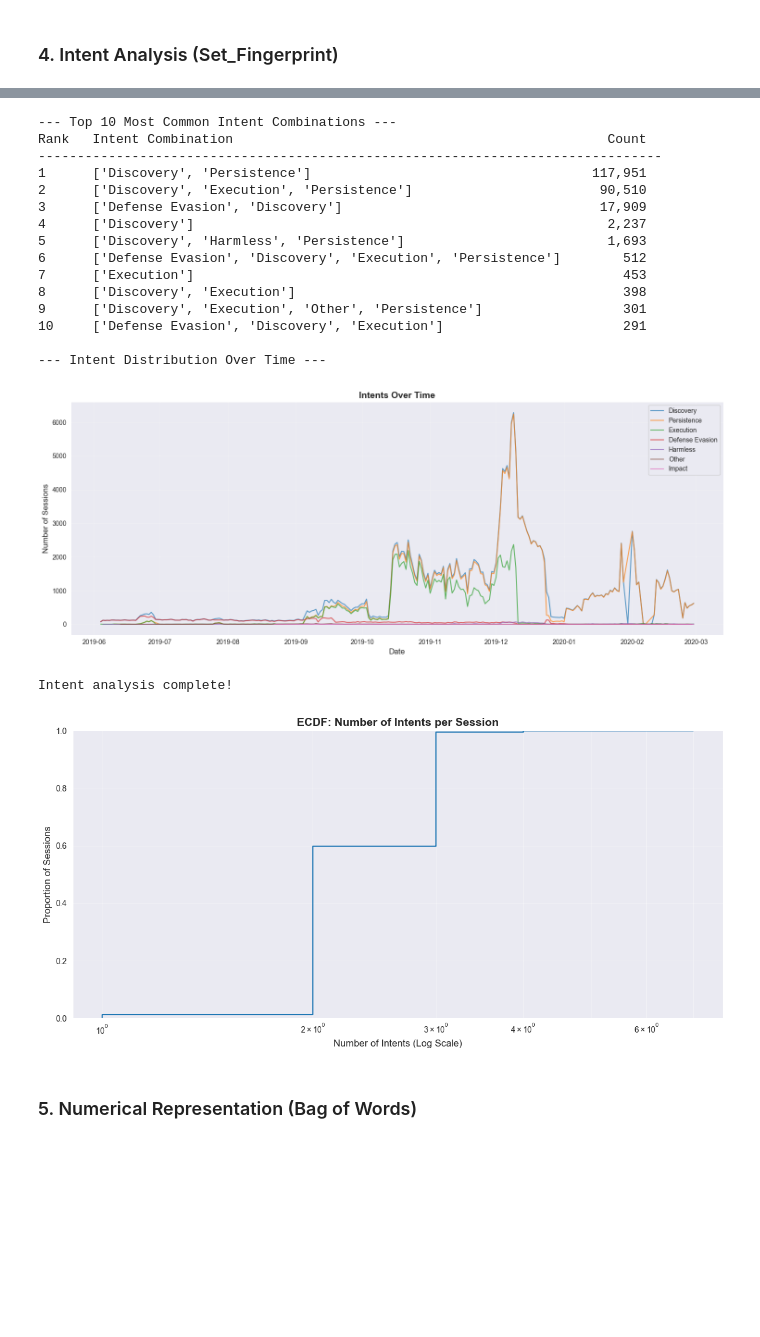
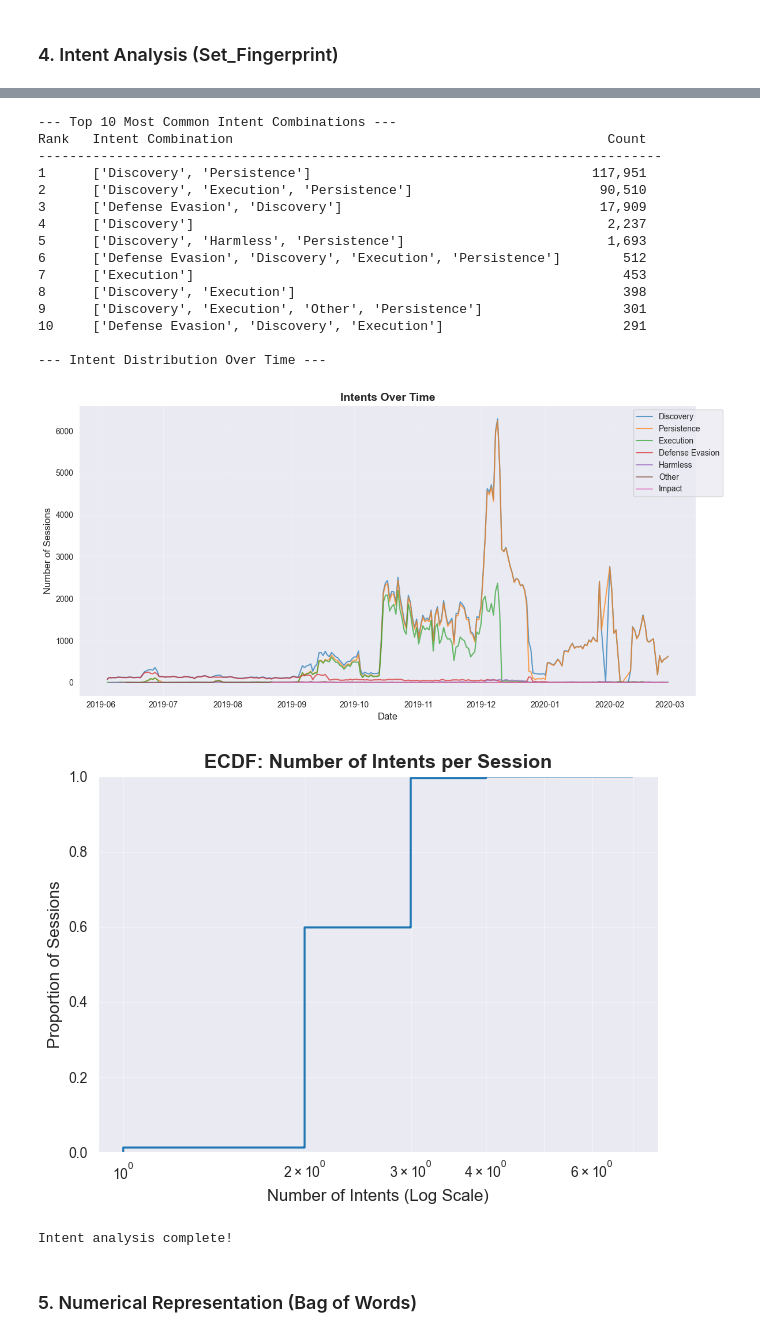
Before and after one commit to SteLib/ML-ssh-session-classifier, a Jupyter notebook: section_1_pre_processing.ipynb, the cells around one changed output, grey strips where cells are left out. Saved outputs shown, nothing was run; the diff lists cells and outputs as text; code cells hidden in the pictures; blank space fills up the shorter version.

```diff
--- a/section_1_pre_processing.ipynb
+++ b/section_1_pre_processing.ipynb
@@ -544,7 +550,8 @@ print(df['n_intents'].value_counts().head(10))
 
 # Visualization: Distribution of number of intents per session
 plt.figure(figsize=(10, 5))
-df['n_intents'].value_counts().sort_index().plot(kind='bar', edgecolor='black', alpha=0.7)
+intent_dist = df['n_intents'].value_counts().sort_index()
+sns.barplot(x=intent_dist.index, y=intent_dist.values, edgecolor='black', alpha=0.7, palette='viridis')
 plt.title('Distribution of Number of Intents per Session', fontsize=14, fontweight='bold')
 plt.xlabel('Number of Intents', fontsize=12)
 plt.ylabel('Frequency', fontsize=12)
@@ -574,12 +581,10 @@ intents = [intent for intent, count in top_10_intents]
 counts = [count for intent, count in top_10_intents]
 
 plt.figure(figsize=(12, 6))
-plt.barh(range(len(intents)), counts, color='coral', edgecolor='black', alpha=0.7)
-plt.yticks(range(len(intents)), intents, fontsize=11)
+sns.barplot(x=counts, y=intents, edgecolor='black', alpha=0.7, palette='rocket')
 plt.xlabel('Frequency', fontsize=12)
 plt.xscale('log')
 plt.title('Top Most Common Intents', fontsize=14, fontweight='bold')
-plt.gca().invert_yaxis()
 plt.grid(axis='x', alpha=0.3)
 plt.tight_layout()
 plt.show()
@@ -601,35 +606,30 @@ print("\n--- Intent Distribution Over Time ---")
 df['first_timestamp'] = pd.to_datetime(df['first_timestamp'])
 df['date'] = df['first_timestamp'].dt.date
 
-# Count top 5 intents per day
+# Count top 7 intents per day
 intent_names = [intent for intent, _ in top_10_intents[:7]]
 
-# Create a matrix: date x intent
-intent_time_data = []
+# Create a DataFrame for time series plotting
+time_series_data = []
 for intent_name in intent_names:
     df[f'has_{intent_name}'] = df['fingerprint_list'].apply(lambda x: intent_name in x)
     daily_counts = df[df[f'has_{intent_name}']].groupby('date').size()
-    intent_time_data.append(daily_counts)
+    for date, count in daily_counts.items():
+        time_series_data.append({'date': date, 'intent': intent_name, 'count': count})
 
-# Plot time series for top 5 intents
-plt.figure(figsize=(15, 6))
-for i, intent_name in enumerate(intent_names):
-    intent_time_data[i].plot(label=intent_name, alpha=0.7)
+df_time_series = pd.DataFrame(time_series_data)
+df_time_series['date'] = pd.to_datetime(df_time_series['date'])
+
+# Plot time series for top 7 intents
+plt.figure(figsize=(12, 6))
+sns.lineplot(data=df_time_series, x='date', y='count', hue='intent', alpha=0.7)
 plt.title('Intents Over Time', fontsize=14, fontweight='bold')
 plt.xlabel('Date', fontsize=12)
 plt.ylabel('Number of Sessions', fontsize=12)
-plt.legend(loc='best')
+plt.legend(loc='best', bbox_to_anchor=(1.05, 1))
 plt.grid(True, alpha=0.3)
 plt.tight_layout()
 plt.show()
-
-print("\nIntent analysis complete!")
-
-# -----------------------
-# AGGIUNTA ECDF
-# -----------------------
-# L'ECDF to see cumulative distribution function
-plt.figure(figsize=(12, 6))
 
 # Plot ECDF
 sns.ecdfplot(data=df, x='n_intents', log_scale=True)
@@ -640,6 +640,8 @@ plt.ylabel('Proportion of Sessions', fontsize=12)
 plt.grid(True, which="both", alpha=0.3)
 plt.tight_layout()
 plt.show()
+
+print("\nIntent analysis complete!")
 # %% [output]
 === INTENT DISTRIBUTION ANALYSIS ===
 
@@ -673,21 +681,21 @@ Rank   Intent                                        Count Percentage
---- Top 10 Most Common Intent Combinations ---
-Rank   Intent Combination                                                Count
---------------------------------------------------------------------------------
-1      ['Discovery', 'Persistence']                                    117,951
-2      ['Discovery', 'Execution', 'Persistence']                        90,510
-3      ['Defense Evasion', 'Discovery']                                 17,909
-4      ['Discovery']                                                     2,237
-5      ['Discovery', 'Harmless', 'Persistence']                          1,693
-6      ['Defense Evasion', 'Discovery', 'Execution', 'Persistence']        512
-7      ['Execution']                                                       453
-8      ['Discovery', 'Execution']                                          398
-9      ['Discovery', 'Execution', 'Other', 'Persistence']                  301
-10     ['Defense Evasion', 'Discovery', 'Execution']                       291
-
---- Intent Distribution Over Time ---
+--- Top 10 Most Common Intent Combinations ---
+Rank   Intent Combination                                                Count
+--------------------------------------------------------------------------------
+1      ['Discovery', 'Persistence']                                    117,951
+2      ['Discovery', 'Execution', 'Persistence']                        90,510
+3      ['Defense Evasion', 'Discovery']                                 17,909
+4      ['Discovery']                                                     2,237
+5      ['Discovery', 'Harmless', 'Persistence']                          1,693
+6      ['Defense Evasion', 'Discovery', 'Execution', 'Persistence']        512
+7      ['Execution']                                                       453
+8      ['Discovery', 'Execution']                                          398
+9      ['Discovery', 'Execution', 'Other', 'Persistence']                  301
+10     ['Defense Evasion', 'Discovery', 'Execution']                       291
+
+--- Intent Distribution Over Time ---
-[figure, old version]
+[figure, new version]
-Intent analysis complete!
-[figure, old version]
+[figure, new version]
+Intent analysis complete!
 # %% [markdown]
 ### 5. Numerical Representation (Bag of Words)
 # %%
```
Also changed, not shown: parts of 12 cells of this notebook.
